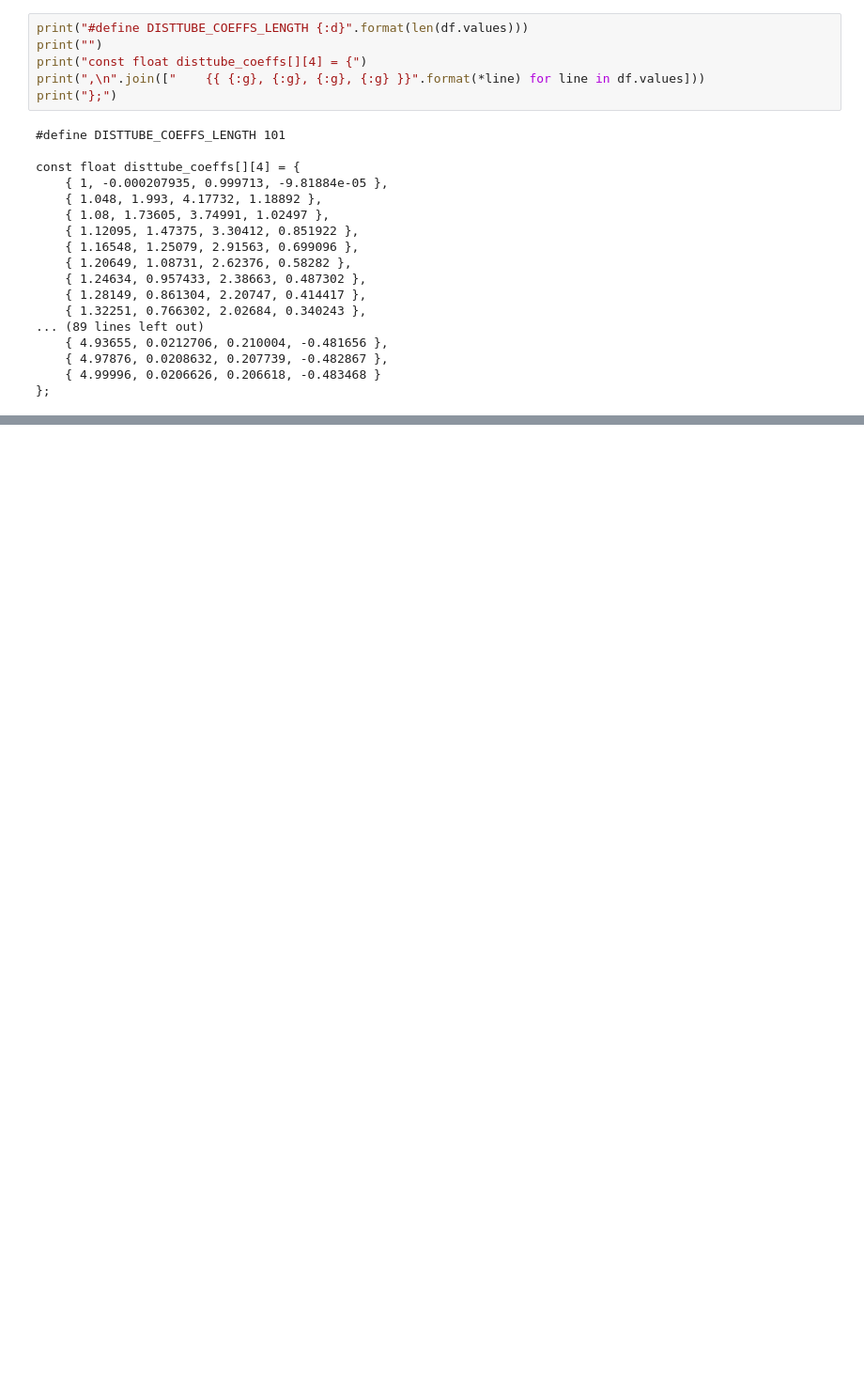
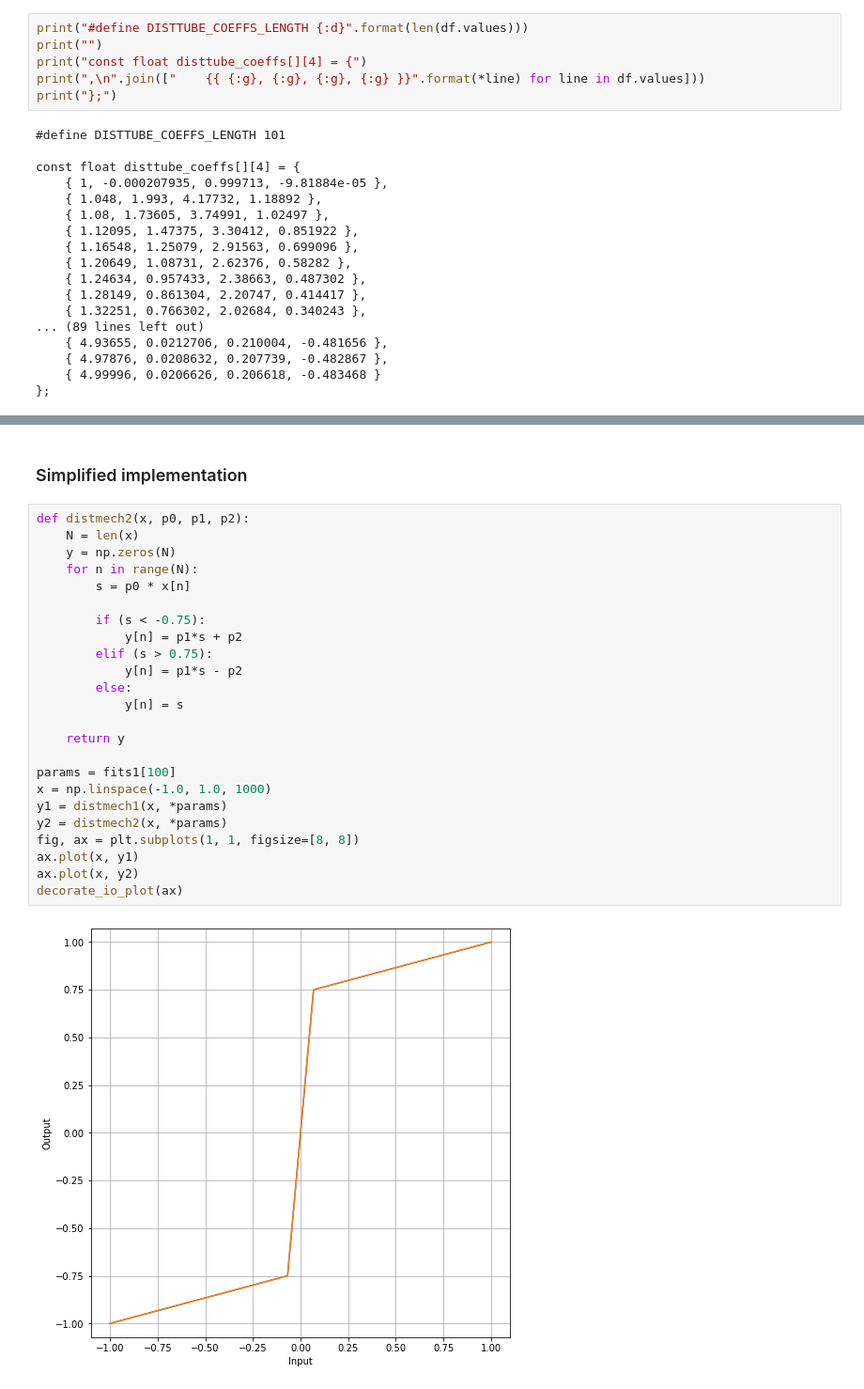
Before and after one commit to soerenbnoergaard/reverse-camel, a Jupyter notebook: notebook/Camel Crusher analysis.ipynb, the cells around one changed output, grey strips where cells are left out. Shown: that part at 94% size. Cells and saved outputs as stored; diff of their text form; blank space fills up the shorter version.

```diff
--- a/notebook/Camel Crusher analysis.ipynb
+++ b/notebook/Camel Crusher analysis.ipynb
@@ -234,0 +308,28 @@ const float disttube_coeffs[][4] = {
+# %% [markdown]
+### Simplified implementation
+# %%
+def distmech2(x, p0, p1, p2):
+    N = len(x)
+    y = np.zeros(N)
+    for n in range(N):
+        s = p0 * x[n]
+
+        if (s < -0.75):
+            y[n] = p1*s + p2
+        elif (s > 0.75):
+            y[n] = p1*s - p2
+        else:
+            y[n] = s
+
+    return y
+
+params = fits1[100]
+x = np.linspace(-1.0, 1.0, 1000)
+y1 = distmech1(x, *params)
+y2 = distmech2(x, *params)
+fig, ax = plt.subplots(1, 1, figsize=[8, 8])
+ax.plot(x, y1)
+ax.plot(x, y2)
+decorate_io_plot(ax)
+# %% [output]
+[figure, added]
```
Also changed, not shown: parts of 22 cells of this notebook, 9 other files.
